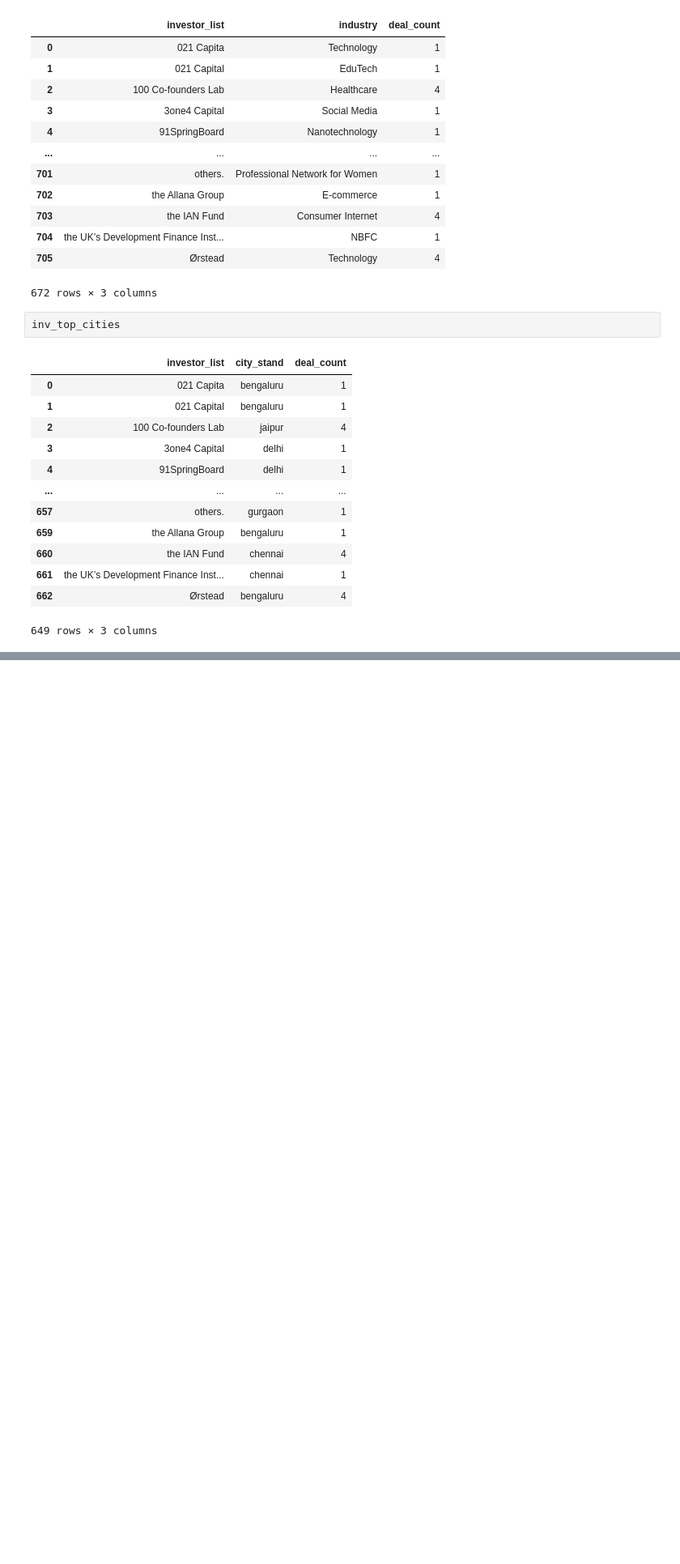
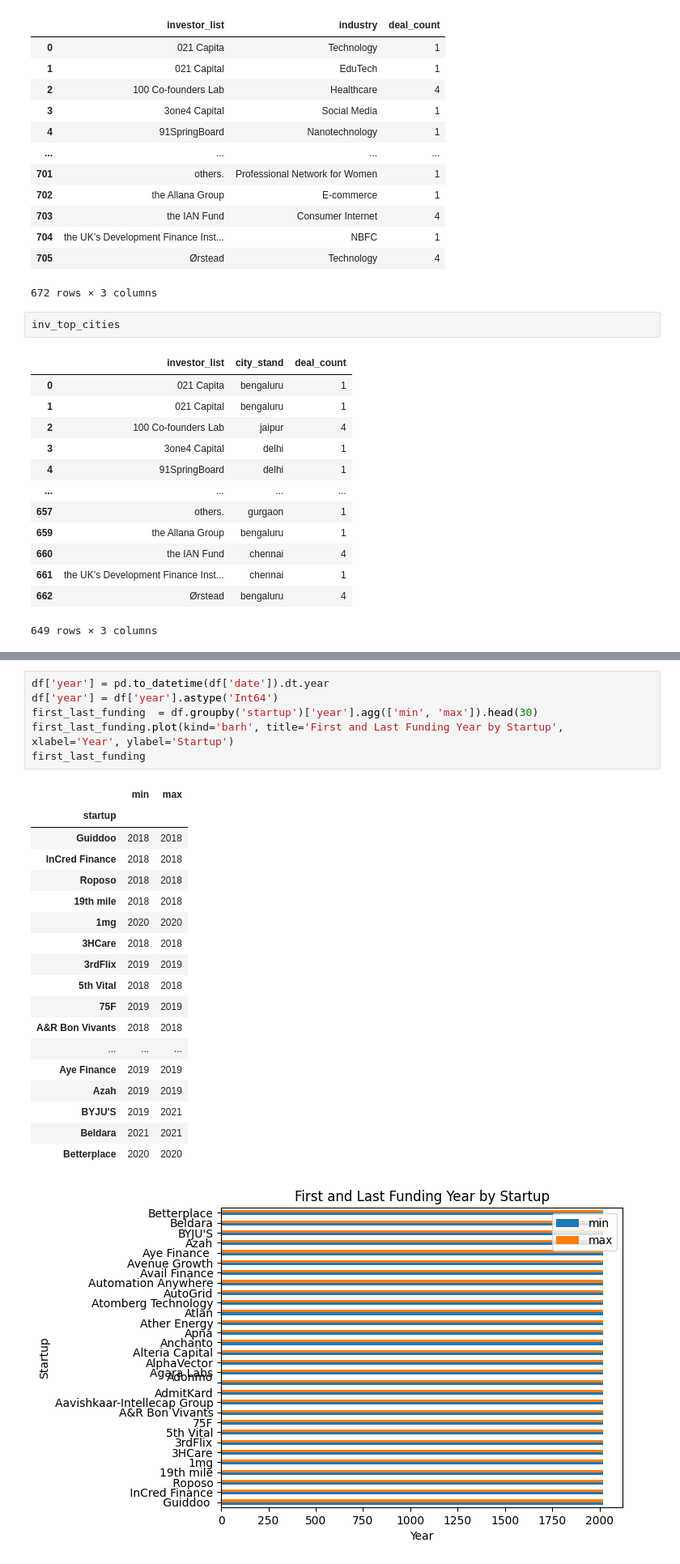
Before and after one commit to OlixIgnacious/indian-startups-transformations, a Jupyter notebook: notebooks/week2_exploration.ipynb, the cells around one changed output, grey strips where cells are left out. Shown at 81% size. Cells and saved outputs as stored; diff of their text form; blank space fills up the shorter version.

```diff
--- a/notebooks/week2_exploration.ipynb
+++ b/notebooks/week2_exploration.ipynb
@@ -775,0 +826,26 @@ inv_top_cities
+# %%
+df['year'] = pd.to_datetime(df['date']).dt.year
+df['year'] = df['year'].astype('Int64')
+first_last_funding  = df.groupby('startup')['year'].agg(['min', 'max']).head(30)
+first_last_funding.plot(kind='barh', title='First and Last Funding Year by Startup', xlabel='Year', ylabel='Startup')
+first_last_funding
+# %% [output]
+|  | min | max |
+| startup |  |  |
+| Guiddoo | 2018 | 2018 |
+| InCred Finance | 2018 | 2018 |
+| Roposo | 2018 | 2018 |
+| 19th mile | 2018 | 2018 |
+| 1mg | 2020 | 2020 |
+| 3HCare | 2018 | 2018 |
+| 3rdFlix | 2019 | 2019 |
+| 5th Vital | 2018 | 2018 |
+| 75F | 2019 | 2019 |
+| A&R Bon Vivants | 2018 | 2018 |
+| ... | ... | ... |
+| Aye Finance | 2019 | 2019 |
+| Azah | 2019 | 2019 |
+| BYJU'S | 2019 | 2021 |
+| Beldara | 2021 | 2021 |
+| Betterplace | 2020 | 2020 |
+[figure, added]
```
Also changed, not shown: parts of 6 cells of this notebook.
